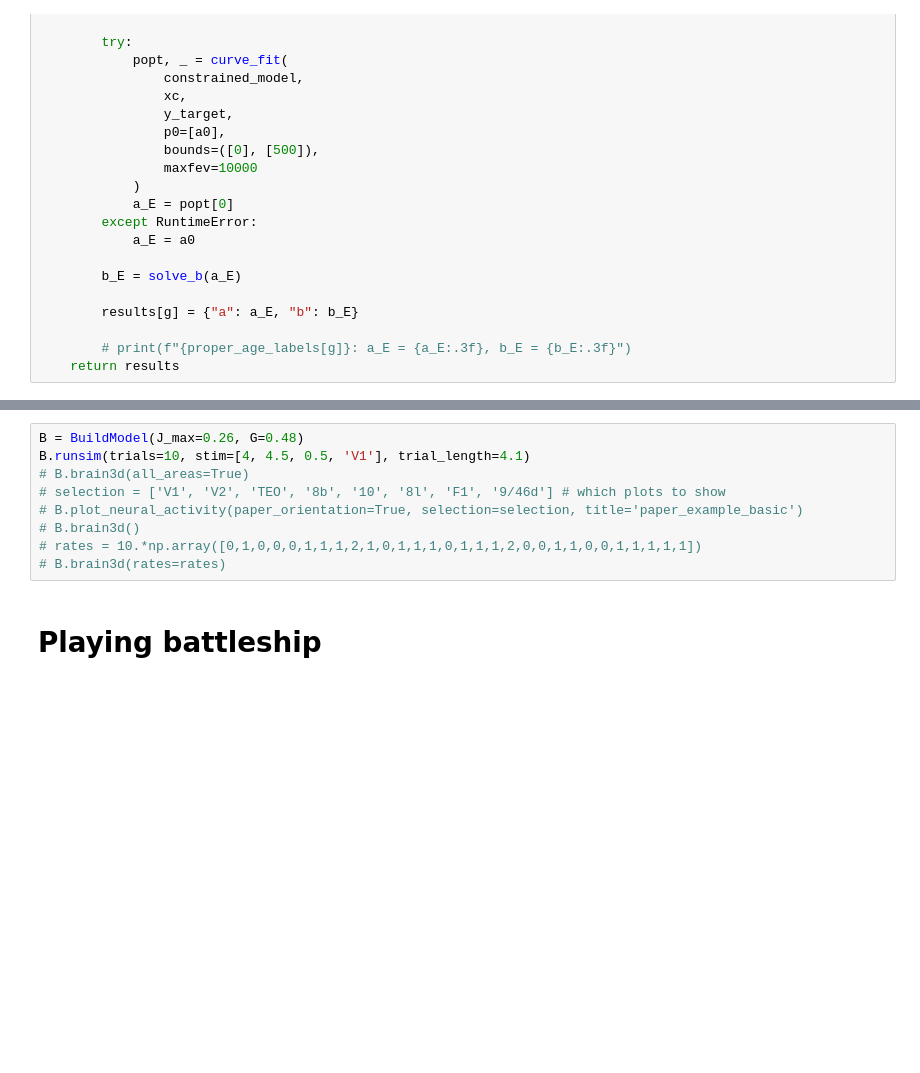
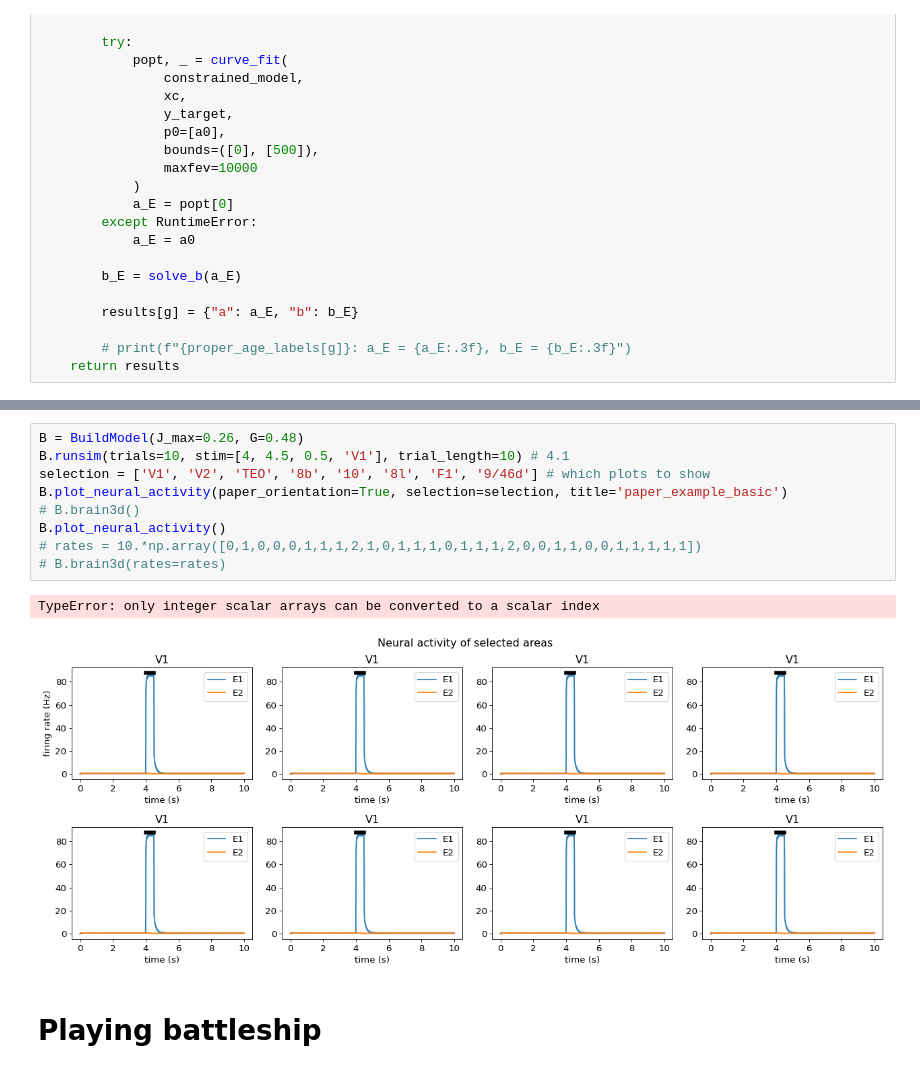
Before and after one commit to Davide537/Mathematical-Models, a Jupyter notebook: WM Model/Aging model.ipynb, the cells around one changed output, grey strips where cells are left out. Saved outputs shown, nothing was run; the diff lists cells and outputs as text; blank space fills up the shorter version.

```diff
--- a/WM Model/Aging model.ipynb
+++ b/WM Model/Aging model.ipynb
@@ -813,12 +825,15 @@ selection = ['TEpd','TEO'] # which plots to show
 # %%
 B = BuildModel(J_max=0.26, G=0.48)
-B.runsim(trials=10, stim=[4, 4.5, 0.5, 'V1'], trial_length=4.1)
-# B.brain3d(all_areas=True)
-# selection = ['V1', 'V2', 'TEO', '8b', '10', '8l', 'F1', '9/46d'] # which plots to show
-# B.plot_neural_activity(paper_orientation=True, selection=selection, title='paper_example_basic')
+B.runsim(trials=10, stim=[4, 4.5, 0.5, 'V1'], trial_length=10) # 4.1
+selection = ['V1', 'V2', 'TEO', '8b', '10', '8l', 'F1', '9/46d'] # which plots to show
+B.plot_neural_activity(paper_orientation=True, selection=selection, title='paper_example_basic')
 # B.brain3d()
+B.plot_neural_activity()
 # rates = 10.*np.array([0,1,0,0,0,1,1,1,2,1,0,1,1,1,0,1,1,1,2,0,0,1,1,0,0,1,1,1,1,1])
 # B.brain3d(rates=rates)
+# %% [output]
+TypeError: only integer scalar arrays can be converted to a scalar index
+[figure, added]
 # %% [markdown]
 # Playing battleship
 # %%
```
Also changed, not shown: parts of 5 cells of this notebook, 33 other files.
